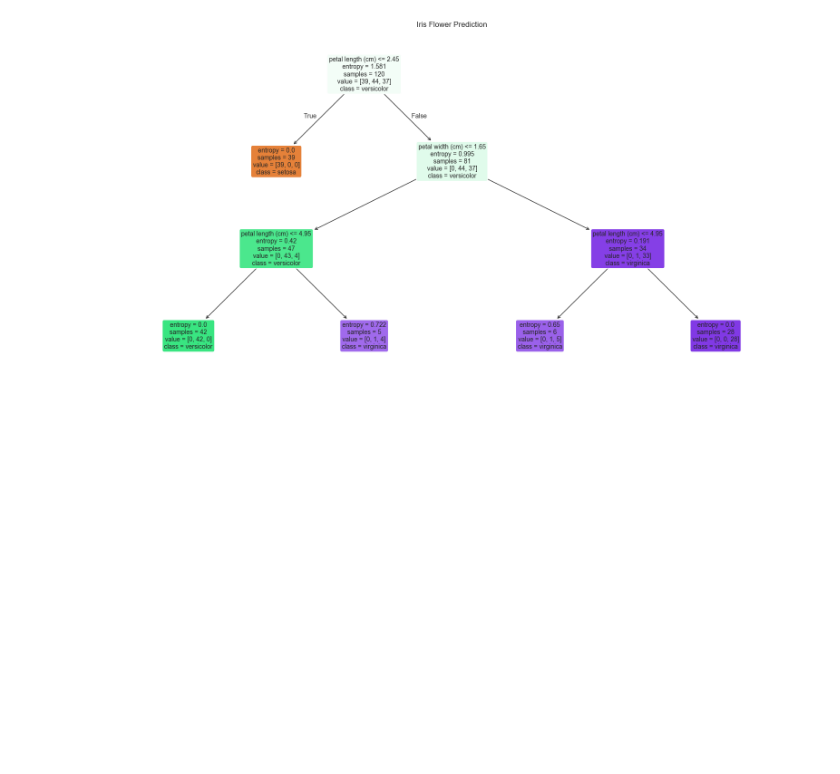
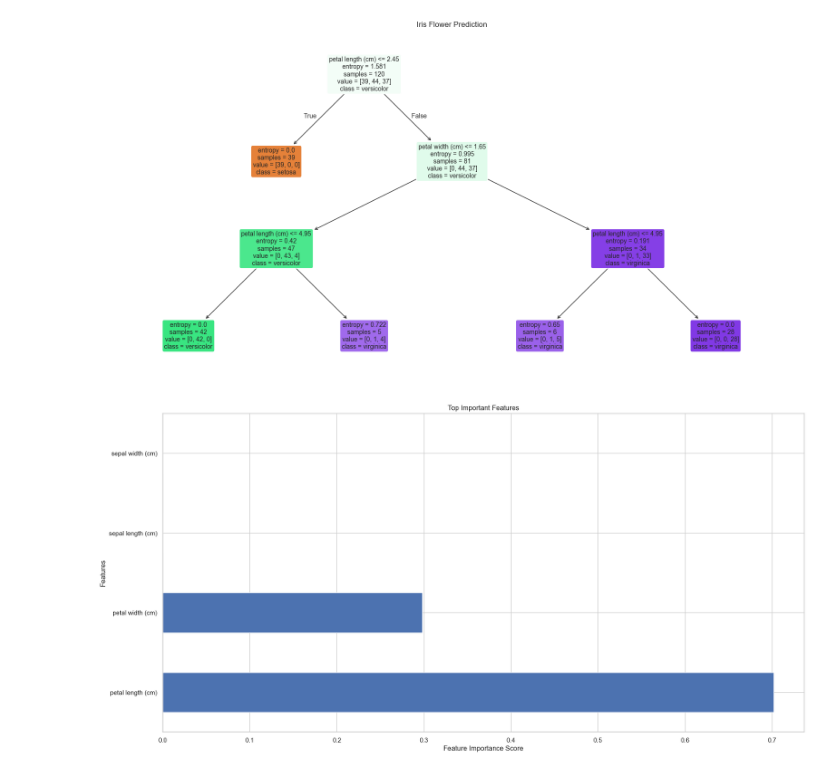
Before and after one commit to Veraeze/DecisionTree, a Jupyter notebook: iris_flower.ipynb, the cells around one changed output. Saved outputs shown, nothing was run; the diff lists cells and outputs as text; code cells hidden in the pictures; blank space fills up the shorter version.

```diff
--- a/iris_flower.ipynb
+++ b/iris_flower.ipynb
@@ -115,10 +115,13 @@ plt.show()
 # %% [output]
 [figure]
 # %%
+# plot feature importance
 
 feature_importance= pd.Series(model_clf.feature_importances_, index=data.feature_names)
-feature_importance.nlargest(
-plt.title("Top 10 Important Features")
+feature_importance.nlargest(4).plot(kind='barh')
+plt.title("Top Important Features")
 plt.xlabel("Feature Importance Score")
 plt.ylabel("Features")
 plt.show()
+# %% [output]
+[figure, added]
```
Also changed, not shown: parts of 1 cell of this notebook, 5 other files.
